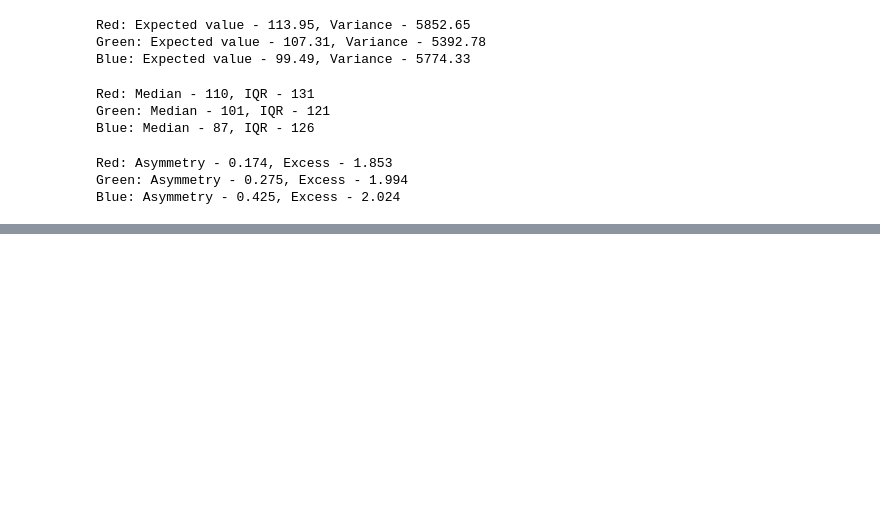
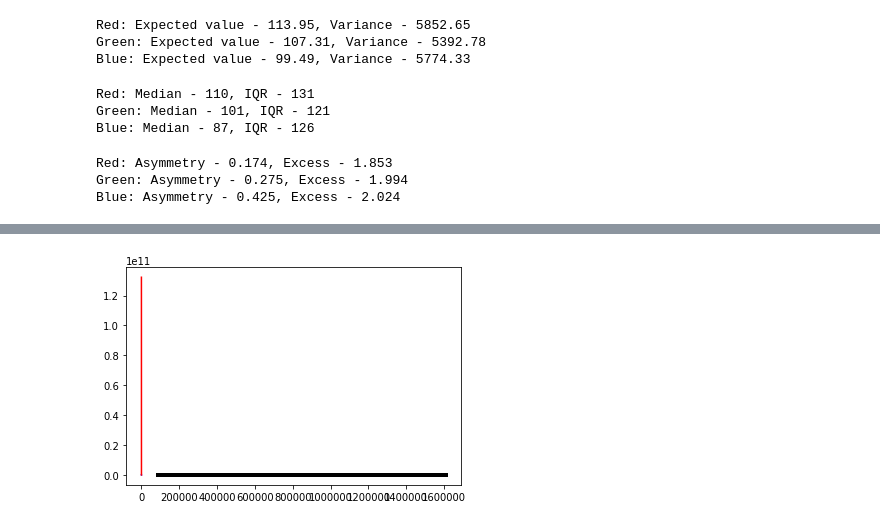
Before and after one commit to d-progonov/IPT-2020-FE91mp, a Jupyter notebook: laaaabbb.ipynb, the cells around one changed output, grey strips where cells are left out. Saved outputs shown, nothing was run; the diff lists cells and outputs as text; code cells hidden in the pictures; blank space fills up the shorter version.

```diff
--- a/laaaabbb.ipynb
+++ b/laaaabbb.ipynb
@@ -251,0 +253,25 @@ NameError: name 'false' is not defined
+# %%
+from scipy import stats
+test = np.ravel(test)
+xt = plt.xticks()[0]
+xmin, xmax = min(xt), max(xt)
+lnspc = np.linspace(0, 255, len(X))
+
+m, s = stats.norm.fit((X,Y))#Standard, mean deviation
+pdf_g = stats.norm.pdf(lnspc, m, s) #Theoretical values
+plt.plot(lnspc, pdf_g, label="Norm",color = 'grey')
+plt.plot(X,Y,color = 'black',linewidth = 4)
+
+plt.plot(lnspc, pdf_g, label="Norm")
+ag,bg,cg = stats.gamma.fit((X,Y))
+pdf_gamma = stats.gamma.pdf(lnspc, ag, bg,cg)
+plt.plot(lnspc, pdf_gamma, label="Gamma",color = 'blue')
+
+
+ab,bb,cb,db = stats.beta.fit((X,Y))
+pdf_beta = stats.beta.pdf(lnspc, ab, bb,cb, db)
+plt.plot(lnspc, pdf_beta, label="Beta",color = 'red')
+
+plt.show()
+# %% [output]
+[figure, added]
```
Also changed, not shown: parts of 4 cells of this notebook, 1 other file.
